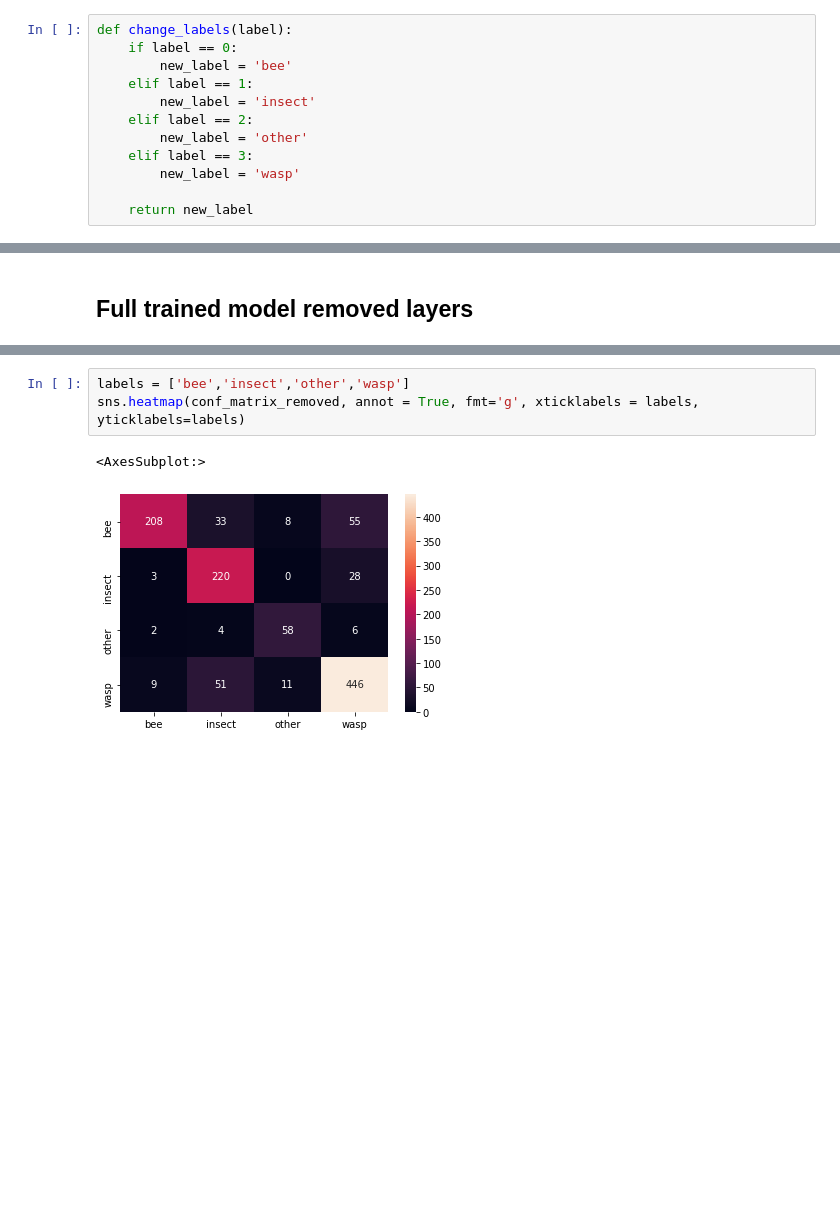
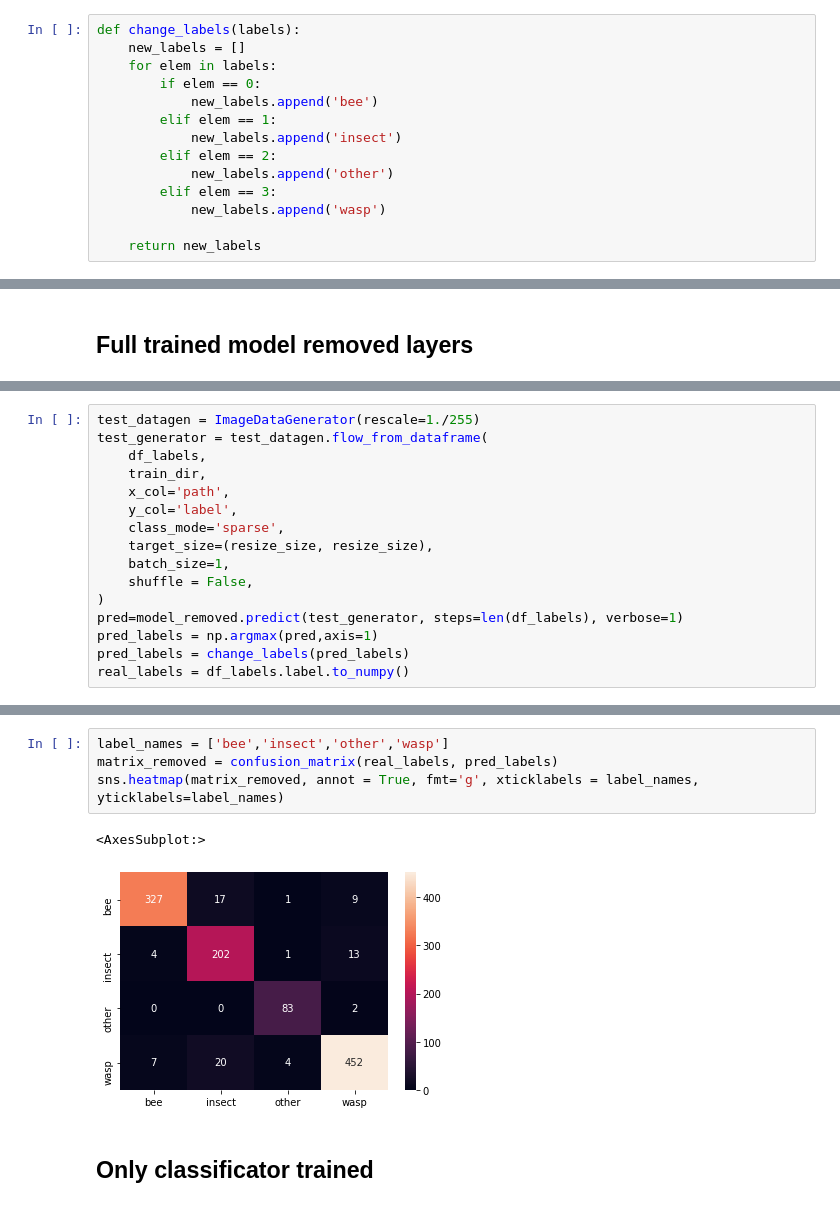
Before and after one commit to PuchalaS/SNR_Projekt, a Jupyter notebook: SNR - macierze pomyłek.ipynb, the cells around one changed output, grey strips where cells are left out. Drawn from its saved outputs; the diff is of its cells as text; blank space fills up the shorter version.

```diff
--- a/SNR - macierze pomyłek.ipynb
+++ b/SNR - macierze pomyłek.ipynb
@@ -18,15 +22,17 @@ import seaborn as sns
 # %%
-def change_labels(label):
-    if label == 0:
-        new_label = 'bee'
-    elif label == 1:
-        new_label = 'insect'
-    elif label == 2:
-        new_label = 'other'
-    elif label == 3:
-        new_label = 'wasp'
+def change_labels(labels):
+    new_labels = []
+    for elem in labels:
+        if elem == 0:
+            new_labels.append('bee')
+        elif elem == 1:
+            new_labels.append('insect')
+        elif elem == 2:
+            new_labels.append('other')
+        elif elem == 3:
+            new_labels.append('wasp')
 
-    return new_label
+    return new_labels
 # %%
 def change_labels_tonum(label):
     if label == 'bee':
@@ -242,0 +190,16 @@ for index, row in df_labels.iterrows():
+# %%
+test_datagen = ImageDataGenerator(rescale=1./255)
+test_generator = test_datagen.flow_from_dataframe(
+    df_labels,
+    train_dir,
+    x_col='path',
+    y_col='label',
+    class_mode='sparse',
+    target_size=(resize_size, resize_size),
+    batch_size=1,
+    shuffle = False,
+)
+pred=model_removed.predict(test_generator, steps=len(df_labels), verbose=1)
+pred_labels = np.argmax(pred,axis=1)
+pred_labels = change_labels(pred_labels)
+real_labels = df_labels.label.to_numpy()
@@ -243,6 +209,9 @@ for index, row in df_labels.iterrows():
 # %%
-labels = ['bee','insect','other','wasp']
-sns.heatmap(conf_matrix_removed, annot = True, fmt='g', xticklabels = labels, yticklabels=labels)
+label_names = ['bee','insect','other','wasp']
+matrix_removed = confusion_matrix(real_labels, pred_labels)
+sns.heatmap(matrix_removed, annot = True, fmt='g', xticklabels = label_names, yticklabels=label_names)
 # %% [output]
 <AxesSubplot:>
-[figure, old version]
+[figure, new version]
+# %% [markdown]
+## Only classificator trained
```
Also changed, not shown: parts of 21 cells of this notebook.
